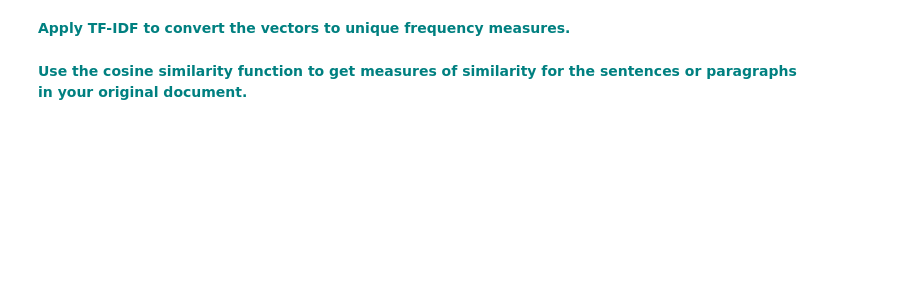
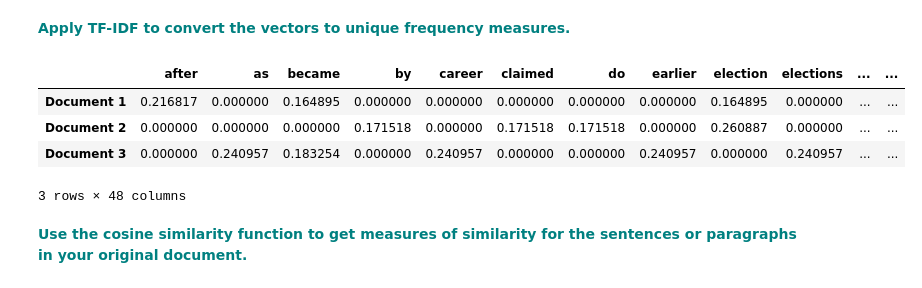
Before and after one commit to sabheen9/CosineSimilarityCaseStudy, a Jupyter notebook: CosineSimilarityCaseStudy/Cosine_Similarity_Case_Study.ipynb, the cells around one changed output. Cells and saved outputs as stored; diff of their text form; code cells hidden in the pictures; blank space fills up the shorter version.

```diff
--- a/CosineSimilarityCaseStudy/Cosine_Similarity_Case_Study.ipynb
+++ b/CosineSimilarityCaseStudy/Cosine_Similarity_Case_Study.ipynb
@@ -139,4 +166,14 @@ Replace the current values for `Document 0` and `Document 1` with your own sente
 # %% [markdown]
  **<font color='teal'> Apply TF-IDF to convert the vectors to unique frequency measures.</font>**
+# %%
+vectorizer = TfidfVectorizer()
+trsfm=vectorizer.fit_transform(corpus)
+pd.DataFrame(trsfm.toarray(),columns=vectorizer.get_feature_names_out(),index=['Document 1','Document 2','Document 3'])
+# %% [output]
+|  | after | as | became | by | career | claimed | do | earlier | election | elections | ... | ... |
+| Document 1 | 0.216817 | 0.000000 | 0.164895 | 0.000000 | 0.000000 | 0.000000 | 0.000000 | 0.000000 | 0.164895 | 0.000000 | ... | ... |
+| Document 2 | 0.000000 | 0.000000 | 0.000000 | 0.171518 | 0.000000 | 0.171518 | 0.171518 | 0.000000 | 0.260887 | 0.000000 | ... | ... |
+| Document 3 | 0.000000 | 0.240957 | 0.183254 | 0.000000 | 0.240957 | 0.000000 | 0.000000 | 0.240957 | 0.000000 | 0.240957 | ... | ... |
+3 rows × 48 columns
 # %% [markdown]
  **<font color='teal'> Use the cosine similarity function to get measures of similarity for the sentences or paragraphs in your original document.</font>**
```
Also changed, not shown: parts of 8 cells of this notebook.
